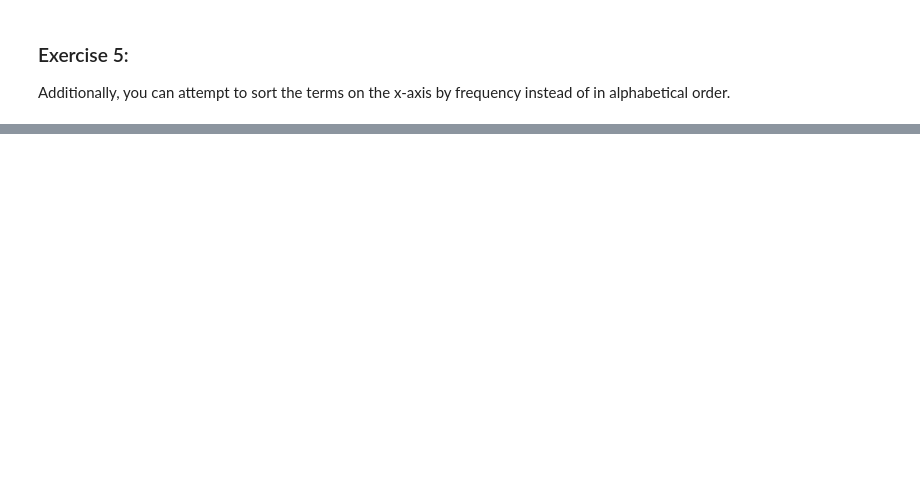
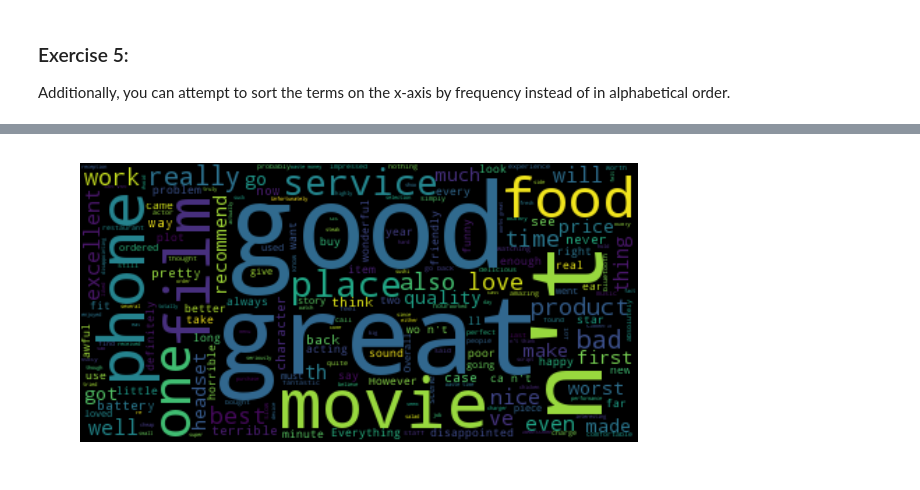
Before and after one commit to alvinccyu/data_mining_hw_1, a Jupyter notebook: hw_1.ipynb, the cells around one changed output, grey strips where cells are left out. Saved outputs shown, nothing was run; the diff lists cells and outputs as text; code cells hidden in the pictures; blank space fills up the shorter version.

```diff
--- a/hw_1.ipynb
+++ b/hw_1.ipynb
@@ -501,0 +392,4 @@ X[0:9]
+# %%
+ta.plot_word_cloud(X['unigrams'].to_string())
+# %% [output]
+[figure, added]
```
Also changed, not shown: parts of 34 cells of this notebook.
